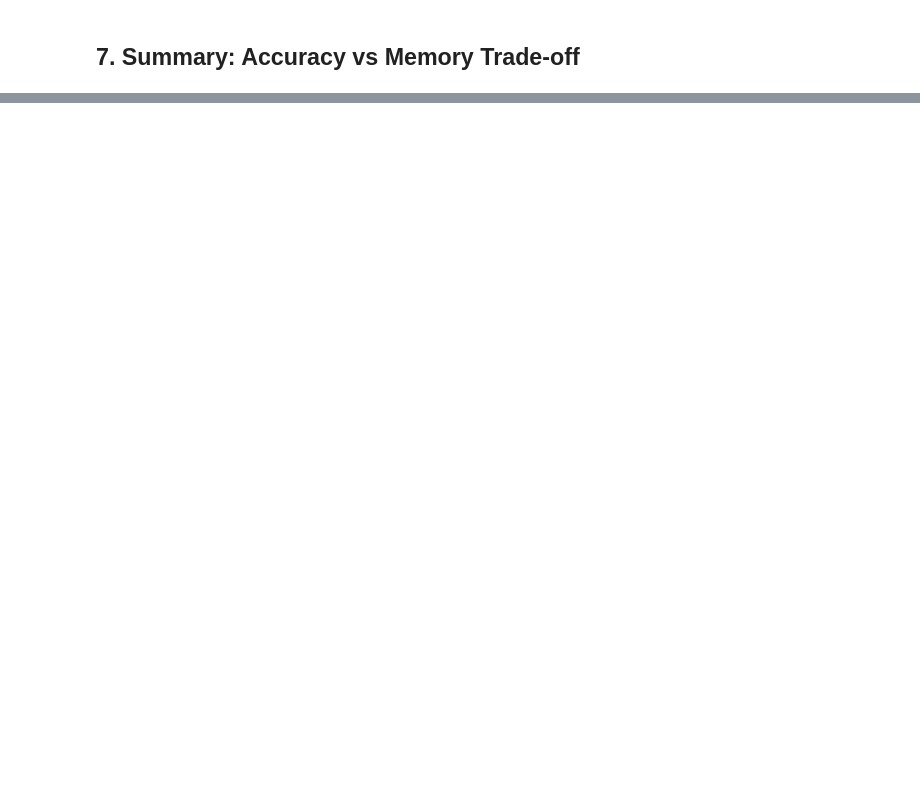
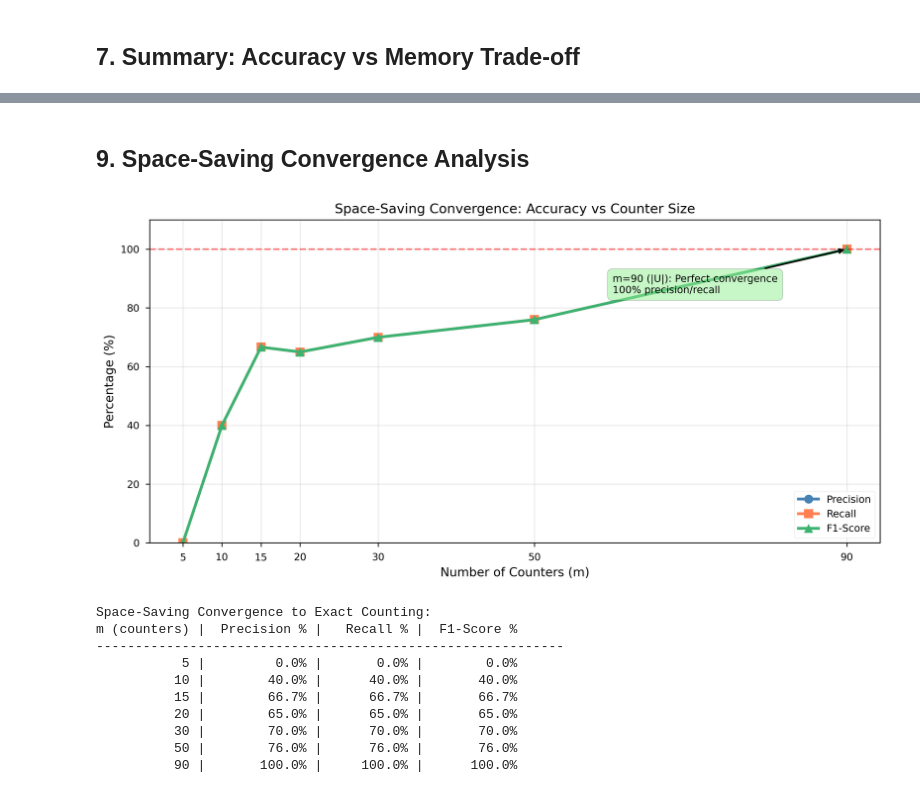
Before and after one commit to spraxx/data-stream-frequency-analysis, a Jupyter notebook: visualizations.ipynb, the cells around one changed output, grey strips where cells are left out. Cells and saved outputs as stored; diff of their text form; code cells hidden in the pictures; blank space fills up the shorter version.

```diff
--- a/visualizations.ipynb
+++ b/visualizations.ipynb
@@ -433,0 +484,51 @@ Error:
+# %% [markdown]
+## 9. Space-Saving Convergence Analysis
+# %%
+fig, ax = plt.subplots(figsize=(10, 5))
+
+# Plot all three metrics
+ax.plot(ss_performance['top_k'], ss_performance['precision_pct'],
+        marker='o', label='Precision', linewidth=2.5, markersize=8, color='steelblue')
+ax.plot(ss_performance['top_k'], ss_performance['recall_pct'],
+        marker='s', label='Recall', linewidth=2.5, markersize=8, color='coral')
+ax.plot(ss_performance['top_k'], ss_performance['f1_score_pct'],
+        marker='^', label='F1-Score', linewidth=2.5, markersize=8, color='mediumseagreen')
+
+ax.set_xlabel('Number of Counters (m)')
+ax.set_ylabel('Percentage (%)')
+ax.set_title('Space-Saving Convergence: Accuracy vs Counter Size')
+ax.set_xticks(ss_performance['top_k'])
+ax.legend()
+ax.grid(alpha=0.3)
+ax.set_ylim(0, 110)
+
+# Add horizontal line at 100%
+ax.axhline(y=100, color='red', linestyle='--', alpha=0.5, linewidth=1.5, label='Perfect Accuracy')
+
+# Annotate key convergence point (m=90 = |U|)
+final_row = ss_performance[ss_performance['top_k'] == 90].iloc[0]
+ax.annotate('m=90 (|U|): Perfect convergence\n100% precision/recall',
+            xy=(90, 100), xytext=(60, 85),
+            arrowprops=dict(arrowstyle='->', color='black', lw=1.5),
+            fontsize=9, bbox=dict(boxstyle='round,pad=0.5', facecolor='lightgreen', alpha=0.5))
+
+plt.tight_layout()
+plt.show()
+
+print("Space-Saving Convergence to Exact Counting:")
+print(f"{'m (counters)':>12} | {'Precision %':>12} | {'Recall %':>10} | {'F1-Score %':>11}")
+print("-" * 60)
+for _, row in ss_performance.iterrows():
+    print(f"{row['top_k']:>12.0f} | {row['precision_pct']:>11.1f}% | {row['recall_pct']:>9.1f}% | {row['f1_score_pct']:>10.1f}%")
+# %% [output]
+[figure, added]
+Space-Saving Convergence to Exact Counting:
+m (counters) |  Precision % |   Recall % |  F1-Score %
+------------------------------------------------------------
+           5 |         0.0% |       0.0% |        0.0%
+          10 |        40.0% |      40.0% |       40.0%
+          15 |        66.7% |      66.7% |       66.7%
+          20 |        65.0% |      65.0% |       65.0%
+          30 |        70.0% |      70.0% |       70.0%
+          50 |        76.0% |      76.0% |       76.0%
+          90 |       100.0% |     100.0% |      100.0%
```
Also changed, not shown: parts of 18 cells of this notebook, 8 other files.
